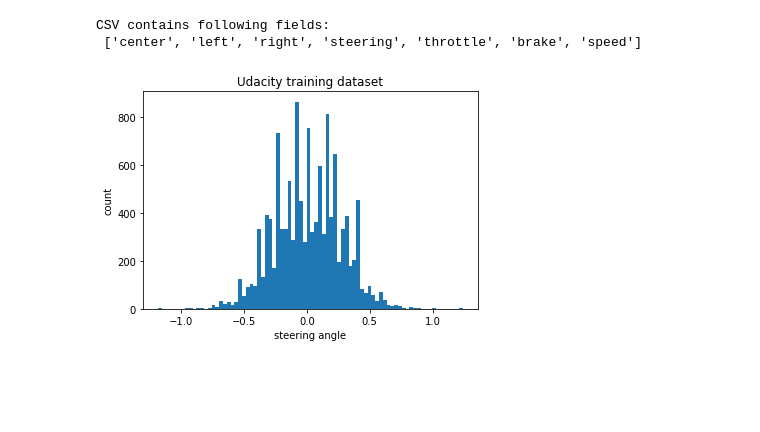
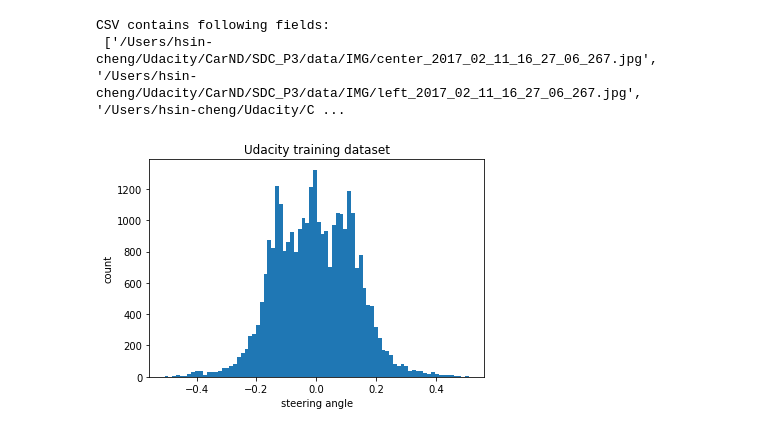
Before and after one commit to olala7846/Behavioral-Cloning, a Jupyter notebook: Analyse Project 3 data.ipynb, the cells around one changed output. Drawn from its saved outputs; the diff is of its cells as text; code cells hidden in the pictures; blank space fills up the shorter version.

```diff
--- a/Analyse Project 3 data.ipynb
+++ b/Analyse Project 3 data.ipynb
@@ -45,38 +74,34 @@ CSV contains following fields:
 # %%
 # Inspect training data
 img_paths = []
 steerings = []
 with open('./data/driving_log.csv', 'r') as f:
     csv_reader = csv.reader(f, skipinitialspace=True)
     headers = next(csv_reader)
     print('CSV contains following fields:\n', headers)
     for row in csv_reader:
         (center, left, right, steering, throttle,
              brake, speed) = row
         steering = float(steering)
 
-        drop_rate = 0.9
-        if steering == 0.0 and random.random() < drop_rate:
-            continue
-
         img_paths.append(center)
         steerings.append(steering)
 
         # recovery
-        recovery_steering = 6./25.
+        recovery_steering = 3./25.
 
         img_paths.append(left)
         steerings.append(steering + recovery_steering)
         img_paths.append(right)
         steerings.append(steering - recovery_steering)
 
 # draw histogram
-plt.hist(steerings, bins=80)
+plt.hist(steerings, bins=160)
 plt.title('Udacity training dataset')
 plt.ylabel('count')
 plt.xlabel('steering angle')
 plt.show()
 # %% [output]
 CSV contains following fields:
- ['center', 'left', 'right', 'steering', 'throttle', 'brake', 'speed']
+ ['/Users/hsin-cheng/Udacity/CarND/SDC_P3/data/IMG/center_2017_02_11_16_27_06_267.jpg', '/Users/hsin-cheng/Udacity/CarND/SDC_P3/data/IMG/left_2017_02_11_16_27_06_267.jpg', '/Users/hsin-cheng/Udacity/C ...
-[figure, old version]
+[figure, new version]
```
Also changed, not shown: parts of 7 cells of this notebook, 3 other files.
